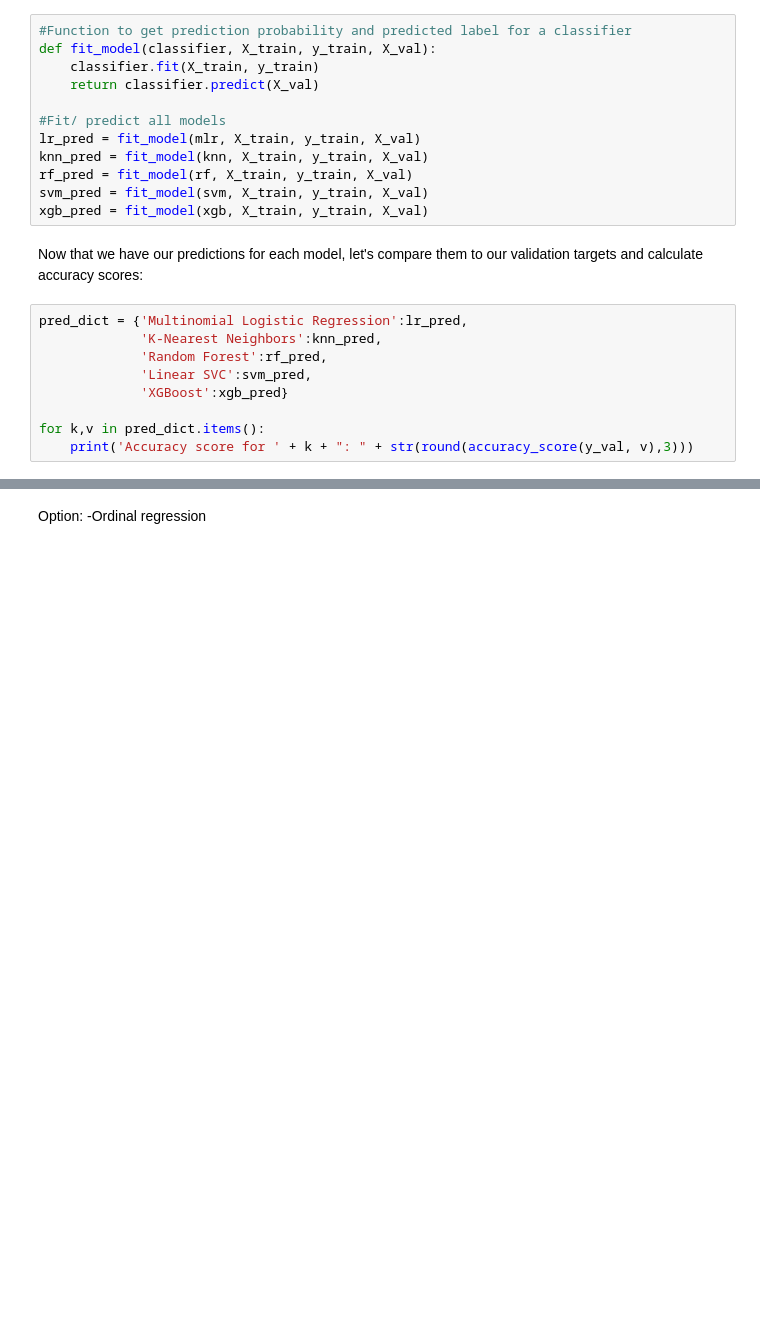
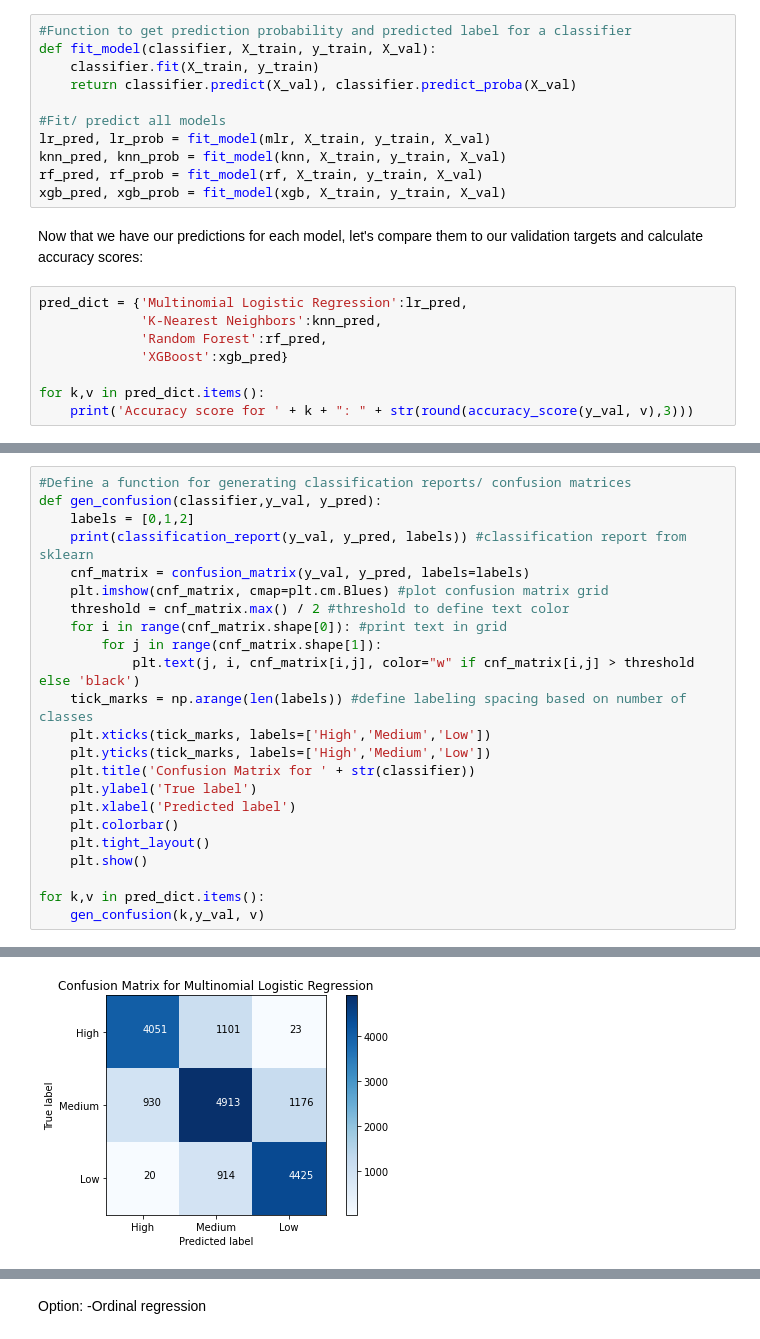
Before and after one commit to anastasiabizyayeva/Bias_Behind_Bars, a Jupyter notebook: 03_Model_Building.ipynb, the cells around one changed output, grey strips where cells are left out. Cells and saved outputs as stored; diff of their text form; blank space fills up the shorter version.

```diff
--- a/03_Model_Building.ipynb
+++ b/03_Model_Building.ipynb
@@ -145,21 +142,19 @@ xgb = XGBClassifier(objective='multi:softmax',seed=42)
 #Function to get prediction probability and predicted label for a classifier
 def fit_model(classifier, X_train, y_train, X_val):
     classifier.fit(X_train, y_train)
-    return classifier.predict(X_val)
+    return classifier.predict(X_val), classifier.predict_proba(X_val)
 
 #Fit/ predict all models
-lr_pred = fit_model(mlr, X_train, y_train, X_val)
-knn_pred = fit_model(knn, X_train, y_train, X_val)
-rf_pred = fit_model(rf, X_train, y_train, X_val)
-svm_pred = fit_model(svm, X_train, y_train, X_val)
-xgb_pred = fit_model(xgb, X_train, y_train, X_val)
+lr_pred, lr_prob = fit_model(mlr, X_train, y_train, X_val)
+knn_pred, knn_prob = fit_model(knn, X_train, y_train, X_val)
+rf_pred, rf_prob = fit_model(rf, X_train, y_train, X_val)
+xgb_pred, xgb_prob = fit_model(xgb, X_train, y_train, X_val)
 # %% [markdown]
 Now that we have our predictions for each model, let's compare them to our validation targets and calculate accuracy scores:
 # %%
 pred_dict = {'Multinomial Logistic Regression':lr_pred,
              'K-Nearest Neighbors':knn_pred,
              'Random Forest':rf_pred,
-             'Linear SVC':svm_pred,
              'XGBoost':xgb_pred}
 
 for k,v in pred_dict.items():
@@ -172,0 +169,24 @@ Accuracy score for XGBoost: 0.801
+# %%
+#Define a function for generating classification reports/ confusion matrices
+def gen_confusion(classifier,y_val, y_pred):
+    labels = [0,1,2]
+    print(classification_report(y_val, y_pred, labels)) #classification report from sklearn
+    cnf_matrix = confusion_matrix(y_val, y_pred, labels=labels)
+    plt.imshow(cnf_matrix, cmap=plt.cm.Blues) #plot confusion matrix grid
+    threshold = cnf_matrix.max() / 2 #threshold to define text color
+    for i in range(cnf_matrix.shape[0]): #print text in grid
+        for j in range(cnf_matrix.shape[1]):
+            plt.text(j, i, cnf_matrix[i,j], color="w" if cnf_matrix[i,j] > threshold else 'black')
+    tick_marks = np.arange(len(labels)) #define labeling spacing based on number of classes
+    plt.xticks(tick_marks, labels=['High','Medium','Low'])
+    plt.yticks(tick_marks, labels=['High','Medium','Low'])
+    plt.title('Confusion Matrix for ' + str(classifier))
+    plt.ylabel('True label')
+    plt.xlabel('Predicted label')
+    plt.colorbar()
+    plt.tight_layout()
+    plt.show()
+
+for k,v in pred_dict.items():
+    gen_confusion(k,y_val, v)
+# %% [output]
@@ -172,0 +202 @@ Accuracy score for XGBoost: 0.801
+[figure, added]
```
Also changed, not shown: parts of 12 cells of this notebook.
